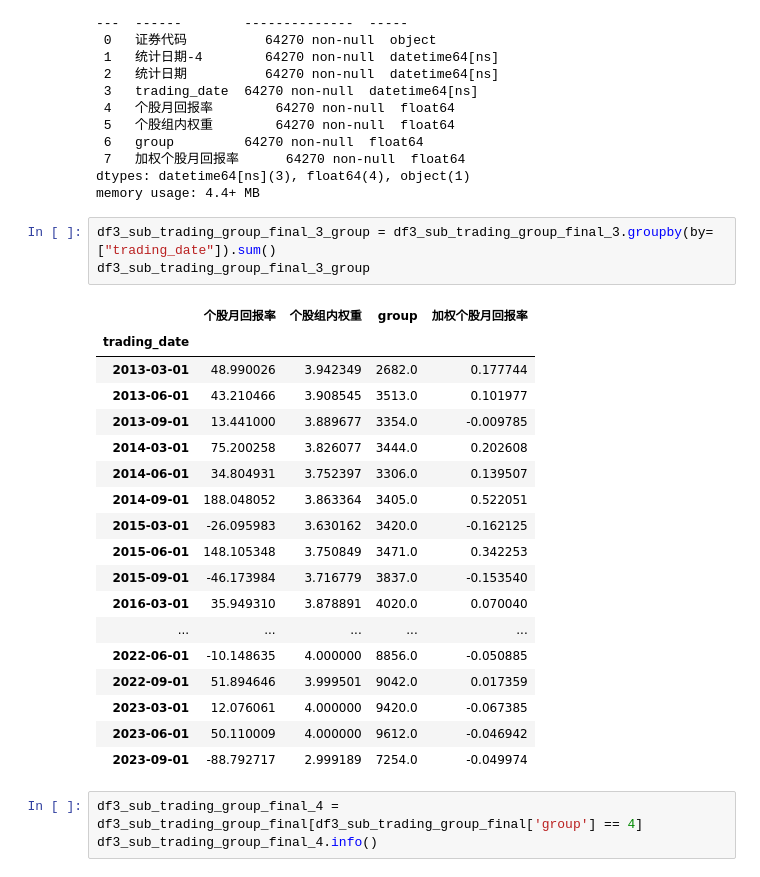
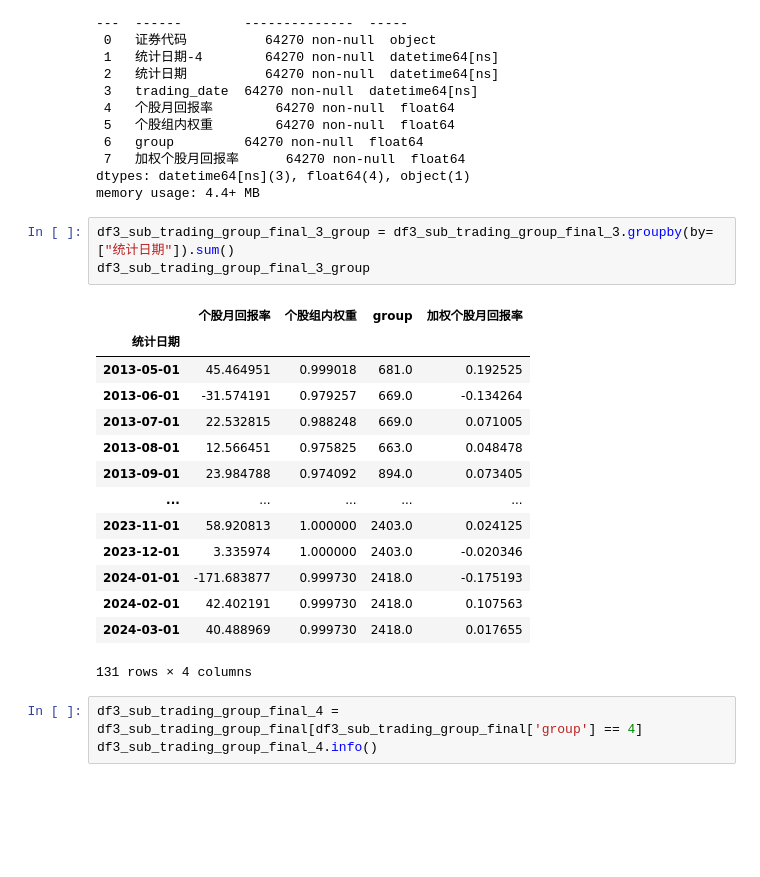
Before and after one commit to Prussia/playJupyter, a Jupyter notebook: testproj/计算加权回报率.ipynb, the cells around one changed output. Cells and saved outputs as stored; diff of their text form; blank space fills up the shorter version.

```diff
--- a/testproj/计算加权回报率.ipynb
+++ b/testproj/计算加权回报率.ipynb
@@ -1237,27 +1213,23 @@ Data columns (total 8 columns):
 dtypes: datetime64[ns](3), float64(4), object(1)
 memory usage: 4.4+ MB
 # %%
-df3_sub_trading_group_final_3_group = df3_sub_trading_group_final_3.groupby(by=["trading_date"]).sum()
+df3_sub_trading_group_final_3_group = df3_sub_trading_group_final_3.groupby(by=["统计日期"]).sum()
 df3_sub_trading_group_final_3_group
 # %% [output]
 |  | 个股月回报率 | 个股组内权重 | group | 加权个股月回报率 |
-| trading_date |  |  |  |  |
-| 2013-03-01 | 48.990026 | 3.942349 | 2682.0 | 0.177744 |
-| 2013-06-01 | 43.210466 | 3.908545 | 3513.0 | 0.101977 |
-| 2013-09-01 | 13.441000 | 3.889677 | 3354.0 | -0.009785 |
-| 2014-03-01 | 75.200258 | 3.826077 | 3444.0 | 0.202608 |
-| 2014-06-01 | 34.804931 | 3.752397 | 3306.0 | 0.139507 |
-| 2014-09-01 | 188.048052 | 3.863364 | 3405.0 | 0.522051 |
-| 2015-03-01 | -26.095983 | 3.630162 | 3420.0 | -0.162125 |
-| 2015-06-01 | 148.105348 | 3.750849 | 3471.0 | 0.342253 |
-| 2015-09-01 | -46.173984 | 3.716779 | 3837.0 | -0.153540 |
-| 2016-03-01 | 35.949310 | 3.878891 | 4020.0 | 0.070040 |
+| 统计日期 |  |  |  |  |
+| 2013-05-01 | 45.464951 | 0.999018 | 681.0 | 0.192525 |
+| 2013-06-01 | -31.574191 | 0.979257 | 669.0 | -0.134264 |
+| 2013-07-01 | 22.532815 | 0.988248 | 669.0 | 0.071005 |
+| 2013-08-01 | 12.566451 | 0.975825 | 663.0 | 0.048478 |
+| 2013-09-01 | 23.984788 | 0.974092 | 894.0 | 0.073405 |
 | ... | ... | ... | ... | ... |
-| 2022-06-01 | -10.148635 | 4.000000 | 8856.0 | -0.050885 |
-| 2022-09-01 | 51.894646 | 3.999501 | 9042.0 | 0.017359 |
-| 2023-03-01 | 12.076061 | 4.000000 | 9420.0 | -0.067385 |
-| 2023-06-01 | 50.110009 | 4.000000 | 9612.0 | -0.046942 |
-| 2023-09-01 | -88.792717 | 2.999189 | 7254.0 | -0.049974 |
+| 2023-11-01 | 58.920813 | 1.000000 | 2403.0 | 0.024125 |
+| 2023-12-01 | 3.335974 | 1.000000 | 2403.0 | -0.020346 |
+| 2024-01-01 | -171.683877 | 0.999730 | 2418.0 | -0.175193 |
+| 2024-02-01 | 42.402191 | 0.999730 | 2418.0 | 0.107563 |
+| 2024-03-01 | 40.488969 | 0.999730 | 2418.0 | 0.017655 |
+131 rows × 4 columns
 # %%
 df3_sub_trading_group_final_4 = df3_sub_trading_group_final[df3_sub_trading_group_final['group'] == 4]
 df3_sub_trading_group_final_4.info()
```
Also changed, not shown: parts of 5 cells of this notebook.
